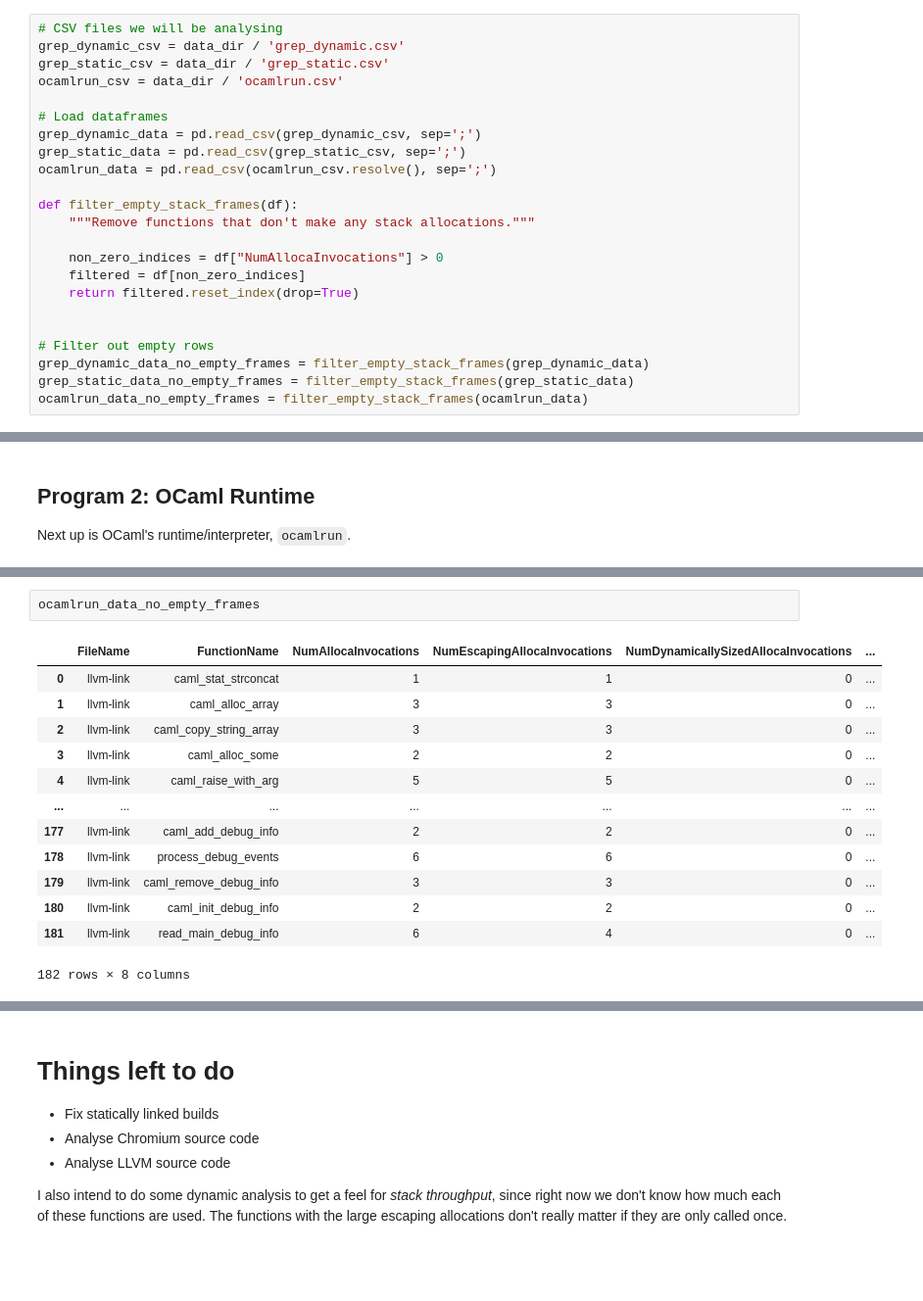
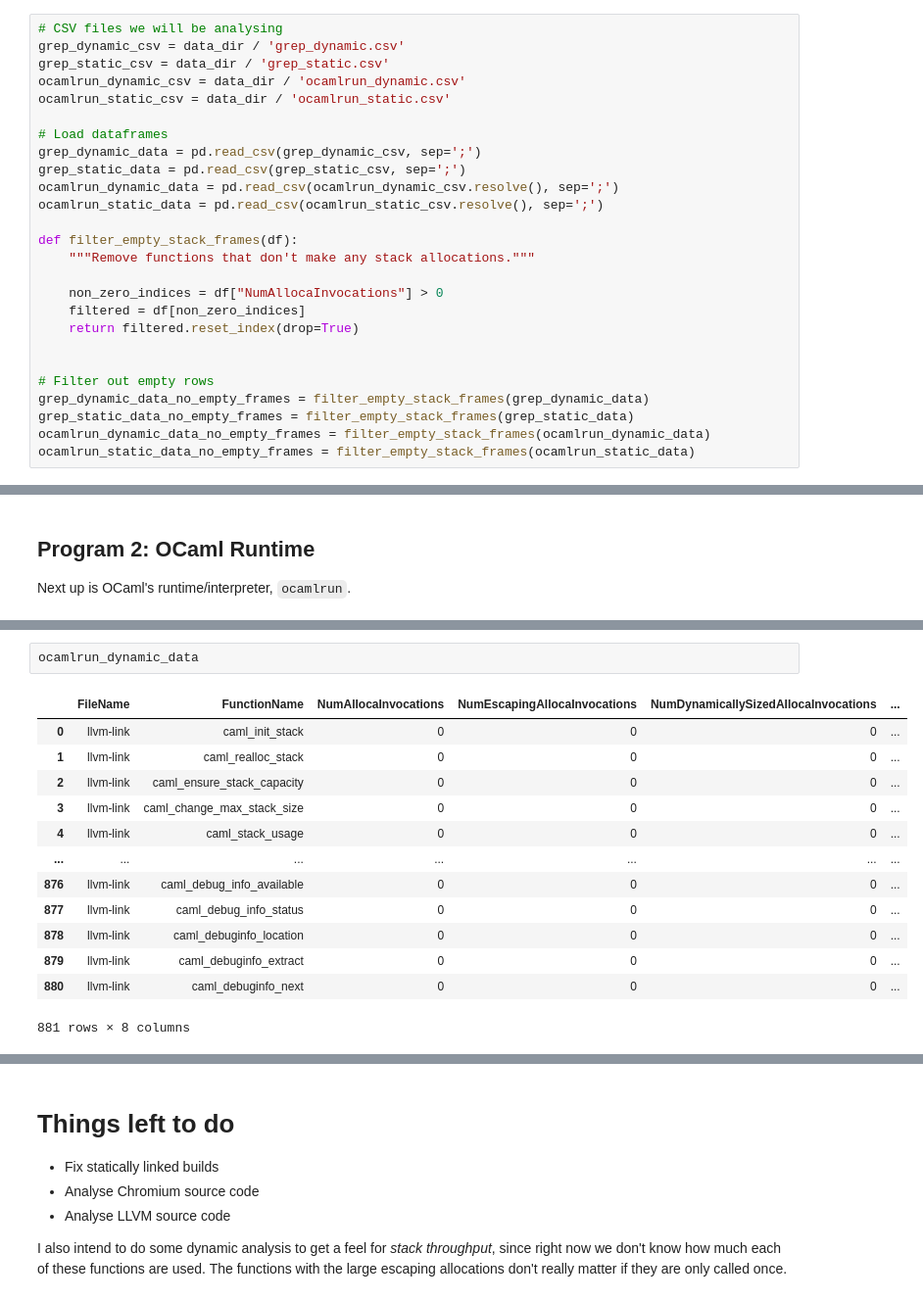
Before and after one commit to bencole12345/StackUsageSurveyWorkbooks, a Jupyter notebook: Static Stack Usage Survey.ipynb, the cells around one changed output, grey strips where cells are left out. Shown at 98% size. Cells and saved outputs as stored; diff of their text form; blank space fills up the shorter version.

Commit message:
Add OCaml runtime with static linking

```diff
--- a/Static Stack Usage Survey.ipynb
+++ b/Static Stack Usage Survey.ipynb
@@ -39,12 +40,14 @@ The data we're working contains counts and sizes of `alloca()` calls, aggregated
 # CSV files we will be analysing
 grep_dynamic_csv = data_dir / 'grep_dynamic.csv'
 grep_static_csv = data_dir / 'grep_static.csv'
-ocamlrun_csv = data_dir / 'ocamlrun.csv'
+ocamlrun_dynamic_csv = data_dir / 'ocamlrun_dynamic.csv'
+ocamlrun_static_csv = data_dir / 'ocamlrun_static.csv'
 
 # Load dataframes
 grep_dynamic_data = pd.read_csv(grep_dynamic_csv, sep=';')
 grep_static_data = pd.read_csv(grep_static_csv, sep=';')
-ocamlrun_data = pd.read_csv(ocamlrun_csv.resolve(), sep=';')
+ocamlrun_dynamic_data = pd.read_csv(ocamlrun_dynamic_csv.resolve(), sep=';')
+ocamlrun_static_data = pd.read_csv(ocamlrun_static_csv.resolve(), sep=';')
 
 def filter_empty_stack_frames(df):
     """Remove functions that don't make any stack allocations."""
@@ -57,7 +60,8 @@ def filter_empty_stack_frames(df):
 # Filter out empty rows
 grep_dynamic_data_no_empty_frames = filter_empty_stack_frames(grep_dynamic_data)
 grep_static_data_no_empty_frames = filter_empty_stack_frames(grep_static_data)
-ocamlrun_data_no_empty_frames = filter_empty_stack_frames(ocamlrun_data)
+ocamlrun_dynamic_data_no_empty_frames = filter_empty_stack_frames(ocamlrun_dynamic_data)
+ocamlrun_static_data_no_empty_frames = filter_empty_stack_frames(ocamlrun_static_data)
 # %% [markdown]
 # Analysis
 # %% [markdown]
@@ -190,16 +177,16 @@ ocamlrun_data
-# %%
-ocamlrun_data_no_empty_frames
-# %% [output]
-|  | FileName | FunctionName | NumAllocaInvocations | NumEscapingAllocaInvocations | NumDynamicallySizedAllocaInvocations | ... |
-| 0 | llvm-link | caml_stat_strconcat | 1 | 1 | 0 | ... |
-| 1 | llvm-link | caml_alloc_array | 3 | 3 | 0 | ... |
-| 2 | llvm-link | caml_copy_string_array | 3 | 3 | 0 | ... |
-| 3 | llvm-link | caml_alloc_some | 2 | 2 | 0 | ... |
-| 4 | llvm-link | caml_raise_with_arg | 5 | 5 | 0 | ... |
-| ... | ... | ... | ... | ... | ... | ... |
-| 177 | llvm-link | caml_add_debug_info | 2 | 2 | 0 | ... |
-| 178 | llvm-link | process_debug_events | 6 | 6 | 0 | ... |
-| 179 | llvm-link | caml_remove_debug_info | 3 | 3 | 0 | ... |
-| 180 | llvm-link | caml_init_debug_info | 2 | 2 | 0 | ... |
-| 181 | llvm-link | read_main_debug_info | 6 | 4 | 0 | ... |
-182 rows × 8 columns
+# %%
+ocamlrun_dynamic_data
+# %% [output]
+|  | FileName | FunctionName | NumAllocaInvocations | NumEscapingAllocaInvocations | NumDynamicallySizedAllocaInvocations | ... |
+| 0 | llvm-link | caml_init_stack | 0 | 0 | 0 | ... |
+| 1 | llvm-link | caml_realloc_stack | 0 | 0 | 0 | ... |
+| 2 | llvm-link | caml_ensure_stack_capacity | 0 | 0 | 0 | ... |
+| 3 | llvm-link | caml_change_max_stack_size | 0 | 0 | 0 | ... |
+| 4 | llvm-link | caml_stack_usage | 0 | 0 | 0 | ... |
+| ... | ... | ... | ... | ... | ... | ... |
+| 876 | llvm-link | caml_debug_info_available | 0 | 0 | 0 | ... |
+| 877 | llvm-link | caml_debug_info_status | 0 | 0 | 0 | ... |
+| 878 | llvm-link | caml_debuginfo_location | 0 | 0 | 0 | ... |
+| 879 | llvm-link | caml_debuginfo_extract | 0 | 0 | 0 | ... |
+| 880 | llvm-link | caml_debuginfo_next | 0 | 0 | 0 | ... |
+881 rows × 8 columns
```
Also changed, not shown: parts of 12 cells of this notebook, 5 other files.
